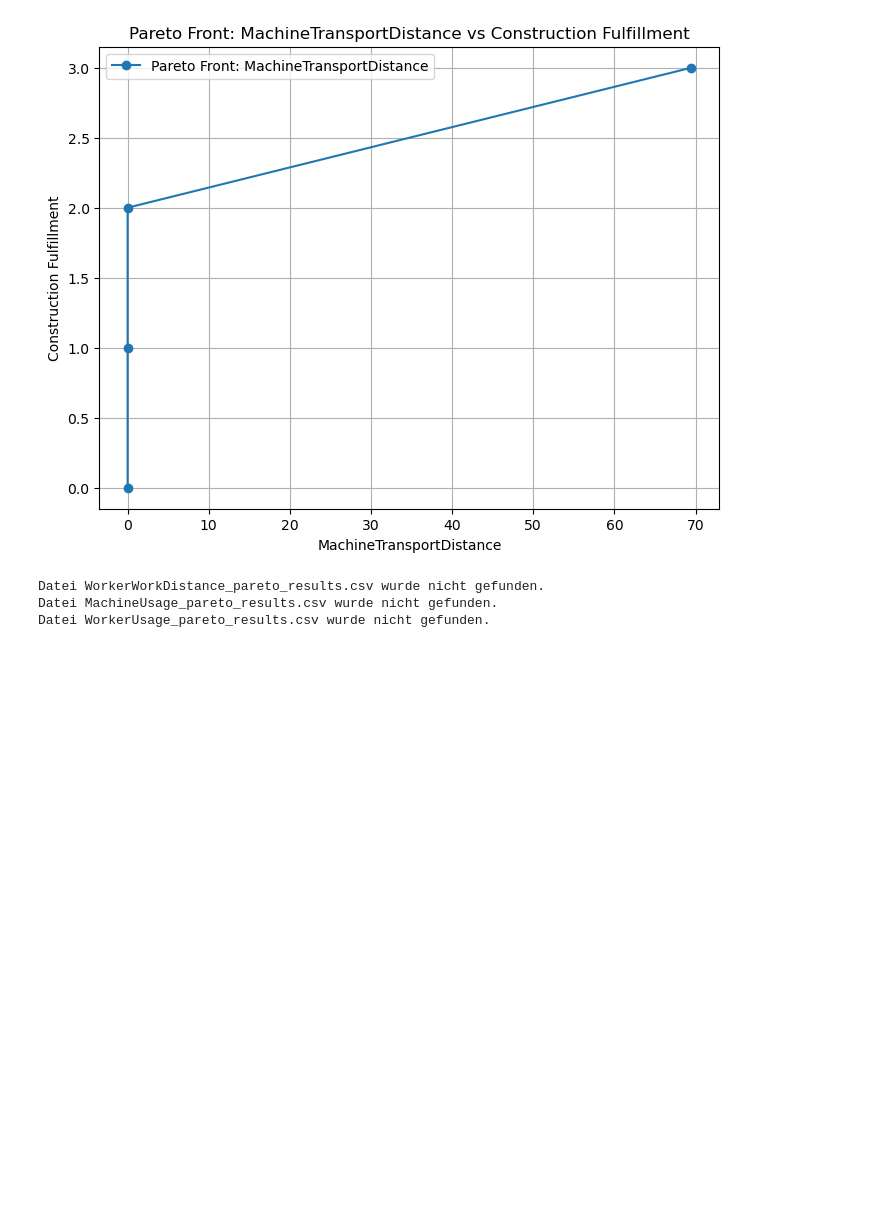
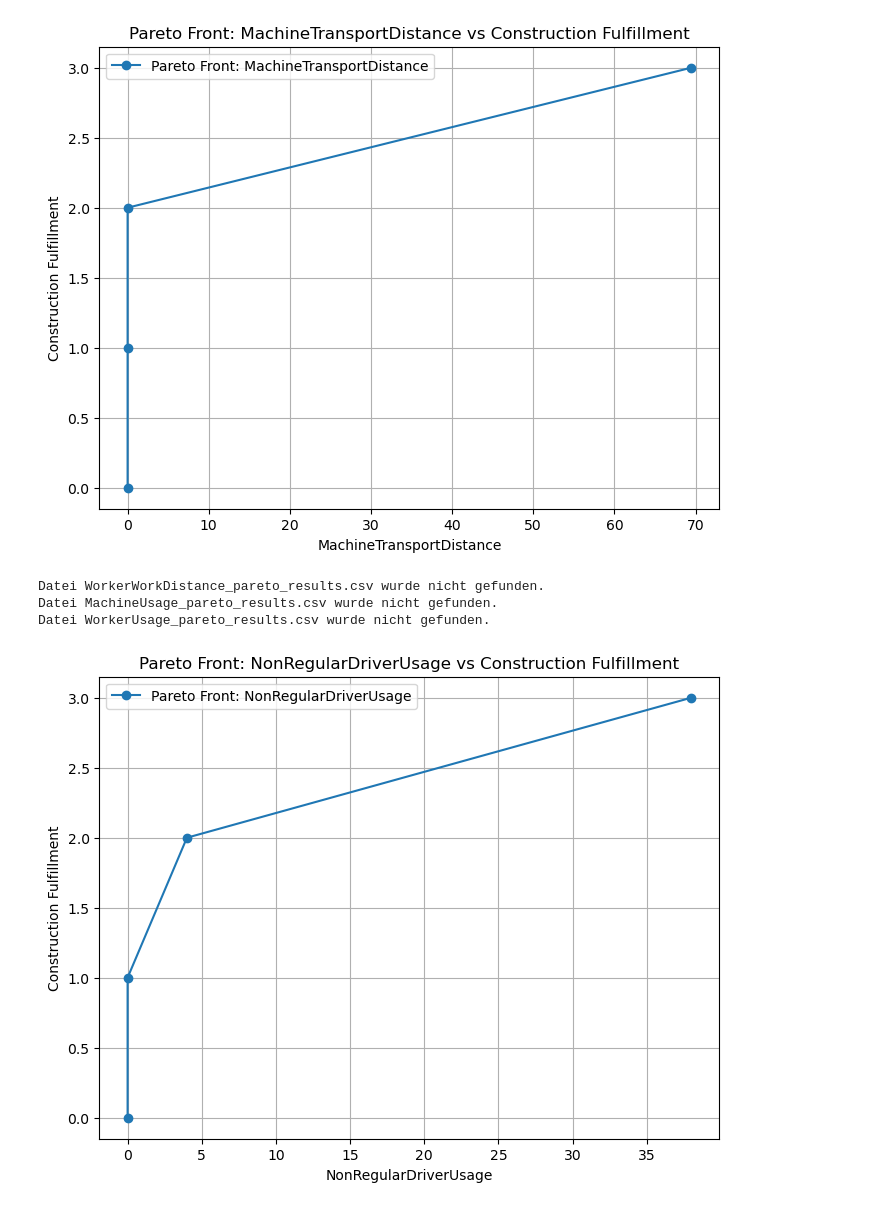
Before and after one commit to nklswlf/OptRail_Railroad_Construction, a Jupyter notebook: Data/Solution/Reduced/a3_o80_m10_an10_ar9_reduced/pareto/pareto_fronts.ipynb, the cells around one changed output. Drawn from its saved outputs; the diff is of its cells as text; code cells hidden in the pictures; blank space fills up the shorter version.

```diff
--- a/Data/Solution/Reduced/a3_o80_m10_an10_ar9_reduced/pareto/pareto_fronts.ipynb
+++ b/Data/Solution/Reduced/a3_o80_m10_an10_ar9_reduced/pareto/pareto_fronts.ipynb
@@ -7,7 +7,8 @@ csv_files = [
     ("MachineTransportDistance_pareto_results.csv", "MachineTransportDistance"),
     ("WorkerWorkDistance_pareto_results.csv", "WorkerWorkDistance"),
     ("MachineUsage_pareto_results.csv", "MachineUsage"),
-    ("WorkerUsage_pareto_results.csv", "WorkerUsage")
+    ("WorkerUsage_pareto_results.csv", "WorkerUsage"),
+    ("NonRegularDriverUsage_pareto_results.csv", "NonRegularDriverUsage")
 ]
 
 # Pareto-Kurven erstellen
@@ -16,30 +17,31 @@ for file_name, x_label in csv_files:
         # CSV-Datei einlesen
         df = pd.read_csv(file_name)
 
         # Pareto-Kurve plotten
         plt.figure(figsize=(8, 6))
         plt.plot(
             df[x_label],  # x-Achse aus der Datei
             df["Construction Fulfillment"],  # y-Achse
             marker='o',
             linestyle='-',
             label=f"Pareto Front: {x_label}"
         )
 
         # Beschriftungen und Titel setzen
         plt.title(f"Pareto Front: {x_label} vs Construction Fulfillment")
         plt.xlabel(x_label)
         plt.ylabel("Construction Fulfillment")
         plt.grid(True)
         plt.legend()
         plt.show()
 
     except FileNotFoundError:
         print(f"Datei {file_name} wurde nicht gefunden.")
     except KeyError as e:
         print(f"Spalte fehlt in der Datei {file_name}: {e}")
 # %% [output]
 [figure]
 Datei WorkerWorkDistance_pareto_results.csv wurde nicht gefunden.
 Datei MachineUsage_pareto_results.csv wurde nicht gefunden.
 Datei WorkerUsage_pareto_results.csv wurde nicht gefunden.
+[figure, added]
```
Also changed, not shown: 15 other files.
